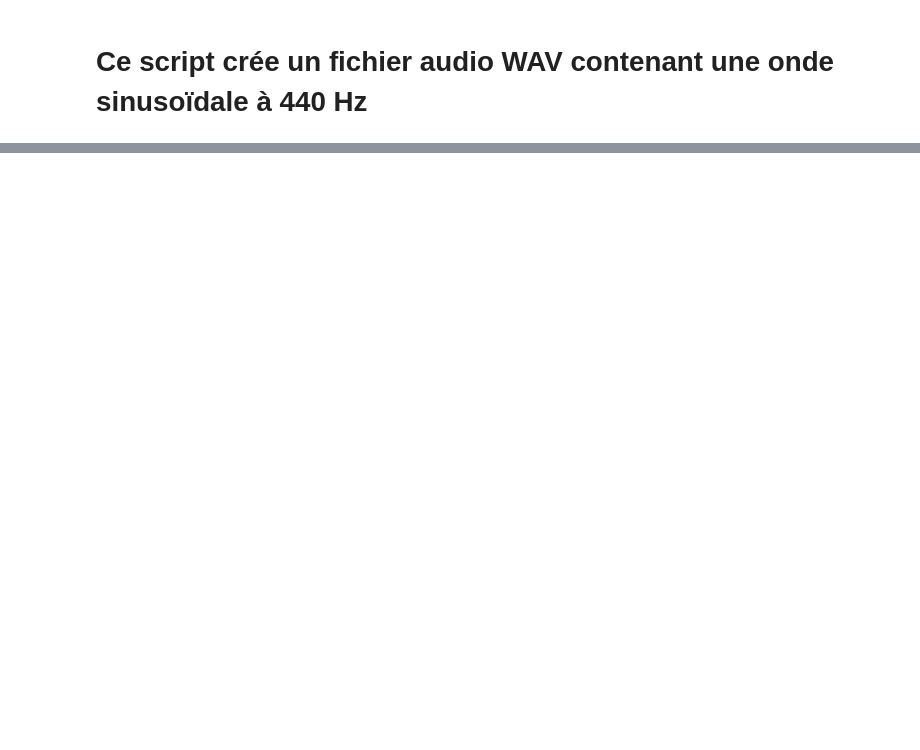
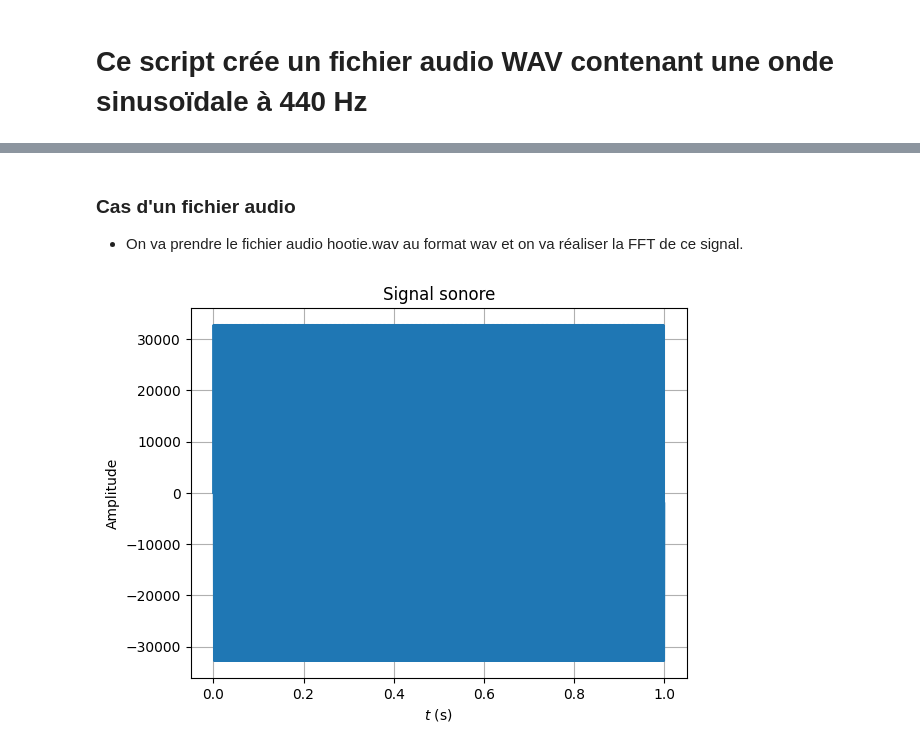
Before and after one commit to oussamabenalisst/Python-ISAMM, a Jupyter notebook: tr1/son.ipynb, the cells around one changed output, grey strips where cells are left out. Saved outputs shown, nothing was run; the diff lists cells and outputs as text; code cells hidden in the pictures; blank space fills up the shorter version.

```diff
--- a/tr1/son.ipynb
+++ b/tr1/son.ipynb
@@ -59,0 +191,37 @@ pygame.quit()
+# %% [markdown]
+### Cas d'un fichier audio
+
+- On va prendre le fichier audio hootie.wav au format wav et on va réaliser la FFT de ce signal.
+# %%
+# Assurez-vous que ces modules sont importés quelque part avant d'exécuter ce bloc :
+# import numpy as np
+# import matplotlib.pyplot as plt
+
+import scipy.io.wavfile as wavfile  # module pour lire/écrire des fichiers WAV
+
+# Lire le fichier WAV : 'rate' est la fréquence d'échantillonnage (Hz),
+# 'data' est un tableau numpy contenant les échantillons (int16, int32, etc.)
+rate, data = wavfile.read("exemple.wav")
+
+# Gérer les cas mono (1D) ou stéréo (2D) : si data est 1D, on a déjà le signal mono
+if data.ndim == 1:
+    x = data  # signal mono : on prend directement 'data'
+else:
+    x = data[:, 0]  # Sélection du canal 1
+    # si stéréo, on choisit ici le premier canal (colonne 0).
+    # On peut aussi faire x = data.mean(axis=1) pour un mix stéréo -> mono.
+
+# Vecteur temps : on construit un vecteur t de la durée totale avec autant de points que d'échantillons
+# np.linspace(start, stop, num, endpoint=False) crée 'num' points uniformes entre start (inclus) et stop (exclu)
+t = np.linspace(0, data.shape[0] / rate, data.shape[0], endpoint=False)
+
+# Tracer le signal échantillonné amplitude vs temps
+plt.plot(t, x, label="Signal échantillonné")
+
+plt.grid()  # affiche la grille pour faciliter la lecture
+plt.xlabel(r"$t$ (s)")  # étiquette de l'axe des abscisses (temps en secondes)
+plt.ylabel(r"Amplitude")  # étiquette de l'axe des ordonnées (amplitude du signal)
+plt.title(r"Signal sonore")  # titre du graphique
+plt.show()  # affiche la figure à l'écran
+# %% [output]
+[figure, added]
```
Also changed, not shown: parts of 14 cells of this notebook.
